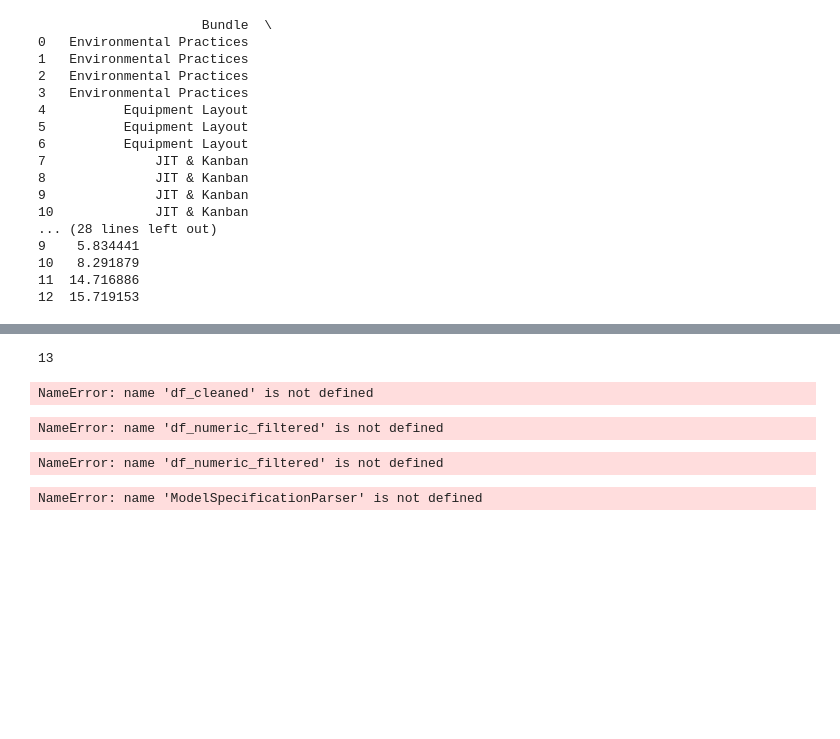
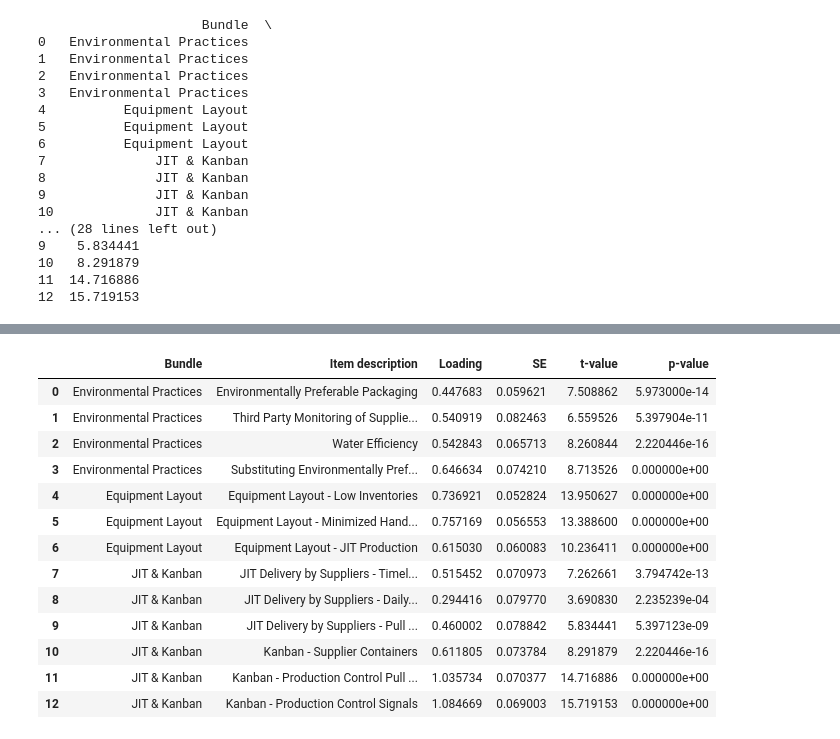
Before and after one commit to johnmalcolm/hpm, a Jupyter notebook: notebooks/exploratory/first-eda.ipynb, the cells around one changed output, grey strips where cells are left out. Drawn from its saved outputs; the diff is of its cells as text; code cells hidden in the pictures; blank space fills up the shorter version.

Commit message:
adding P values to CFA

```diff
--- a/notebooks/exploratory/first-eda.ipynb
+++ b/notebooks/exploratory/first-eda.ipynb
@@ -229,21 +217,23 @@ print(df_numeric.shape) # It should give (number_of_rows, number_of_observed_var
-# %%
-total_observed_vars = sum([len(v) for v in filtered_model_dict.values()])
-print(total_observed_vars) # This should match number_of_observed_variables from the above step
-# %% [output]
-13
-# %%
-print(df_cleaned.dtypes)
-# %% [output]
-NameError: name 'df_cleaned' is not defined
-# %%
-print(df_numeric_filtered)
-# %% [output]
-NameError: name 'df_numeric_filtered' is not defined
-# %%
-df_numeric_filtered.shape
-# %% [output]
-NameError: name 'df_numeric_filtered' is not defined
-# %%
-help(ModelSpecificationParser.parse_model_specification_from_dict)
-# %% [output]
-NameError: name 'ModelSpecificationParser' is not defined
+# %%
+# Compute p-values from t-values
+p_values = [2 * (1 - norm.cdf(abs(t))) for t in data['t-value']]  # Two-tailed test
+
+# Add p-values to the results dataframe
+results_df['p-value'] = p_values
+
+results_df
+# %% [output]
+|  | Bundle | Item description | Loading | SE | t-value | p-value |
+| 0 | Environmental Practices | Environmentally Preferable Packaging | 0.447683 | 0.059621 | 7.508862 | 5.973000e-14 |
+| 1 | Environmental Practices | Third Party Monitoring of Supplie... | 0.540919 | 0.082463 | 6.559526 | 5.397904e-11 |
+| 2 | Environmental Practices | Water Efficiency | 0.542843 | 0.065713 | 8.260844 | 2.220446e-16 |
+| 3 | Environmental Practices | Substituting Environmentally Pref... | 0.646634 | 0.074210 | 8.713526 | 0.000000e+00 |
+| 4 | Equipment Layout | Equipment Layout - Low Inventories | 0.736921 | 0.052824 | 13.950627 | 0.000000e+00 |
+| 5 | Equipment Layout | Equipment Layout - Minimized Hand... | 0.757169 | 0.056553 | 13.388600 | 0.000000e+00 |
+| 6 | Equipment Layout | Equipment Layout - JIT Production | 0.615030 | 0.060083 | 10.236411 | 0.000000e+00 |
+| 7 | JIT & Kanban | JIT Delivery by Suppliers - Timel... | 0.515452 | 0.070973 | 7.262661 | 3.794742e-13 |
+| 8 | JIT & Kanban | JIT Delivery by Suppliers - Daily... | 0.294416 | 0.079770 | 3.690830 | 2.235239e-04 |
+| 9 | JIT & Kanban | JIT Delivery by Suppliers - Pull ... | 0.460002 | 0.078842 | 5.834441 | 5.397123e-09 |
+| 10 | JIT & Kanban | Kanban - Supplier Containers | 0.611805 | 0.073784 | 8.291879 | 2.220446e-16 |
+| 11 | JIT & Kanban | Kanban - Production Control Pull ... | 1.035734 | 0.070377 | 14.716886 | 0.000000e+00 |
+| 12 | JIT & Kanban | Kanban - Production Control Signals | 1.084669 | 0.069003 | 15.719153 | 0.000000e+00 |
```
Also changed, not shown: parts of 4 cells of this notebook.
